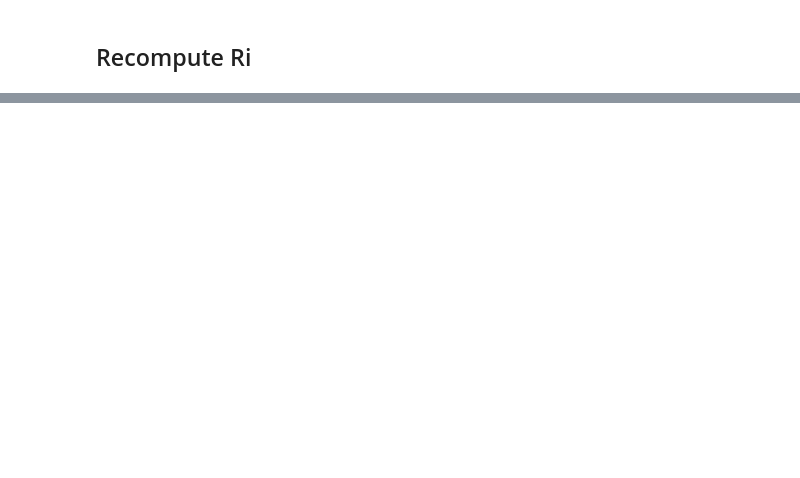
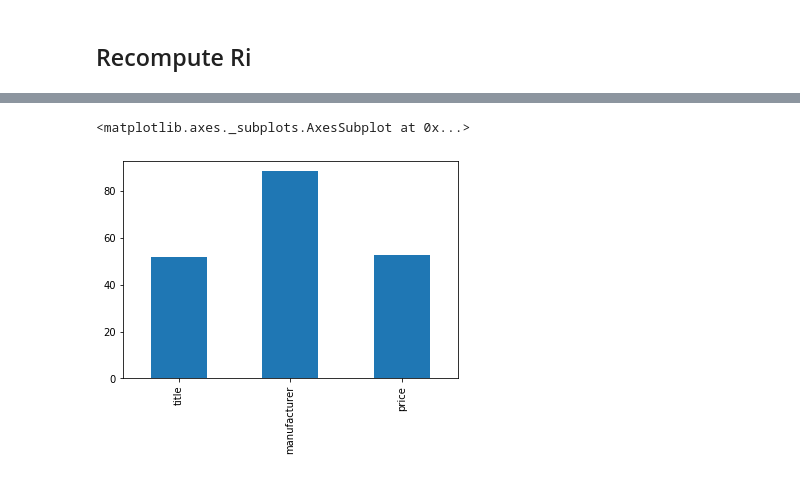
Before and after one commit to vincenzomartello/deepmatcher-experiments, a Jupyter notebook: notebooks/Amazon-Google/analyze_Explanations.ipynb, the cells around one changed output, grey strips where cells are left out. Saved outputs shown, nothing was run; the diff lists cells and outputs as text; code cells hidden in the pictures; blank space fills up the shorter version.

```diff
--- a/notebooks/Amazon-Google/analyze_Explanations.ipynb
+++ b/notebooks/Amazon-Google/analyze_Explanations.ipynb
@@ -273,0 +358,21 @@ negatives_variation_df.sum().plot.bar()
+# %%
+model = dm.MatchingModel(attr_summarizer='rnn')
+model.load_state('../../models/amazongoogle_rnn_extended10perc.pth')
+# %%
+testpos_classifier,testpos_ids = return_layer_input('../../Structured/Amazon-Google/',
+                                                                  'test_positives',128,model,
+                                                                  model.classifier,device=-1)
+testneg_classifier,testneg_ids = return_layer_input('../../Structured/Amazon-Google/'
+                                                                         ,'test_negatives',128,model,
+                                                                        model.classifier,device=-1)
+# %%
+model = model.cuda()
+# %%
+positives_ri,pos_ri_norms = computeRi(model.classifier,
+                                                    attributes,testpos_classifier,attribute_len,0)
+# %%
+positives_variation_df = pd.DataFrame(data= pos_ri_norms,columns=attributes)
+positives_variation_df.sum().plot.bar()
+# %% [output]
+<matplotlib.axes._subplots.AxesSubplot at 0x...>
+[figure, added]
```
Also changed, not shown: parts of 46 cells of this notebook, 39 other files.
